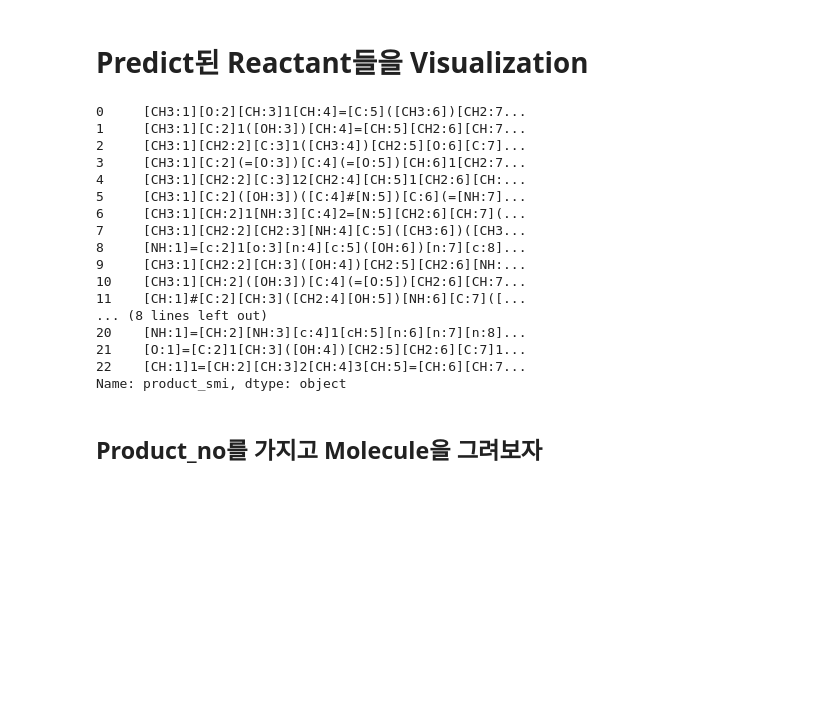
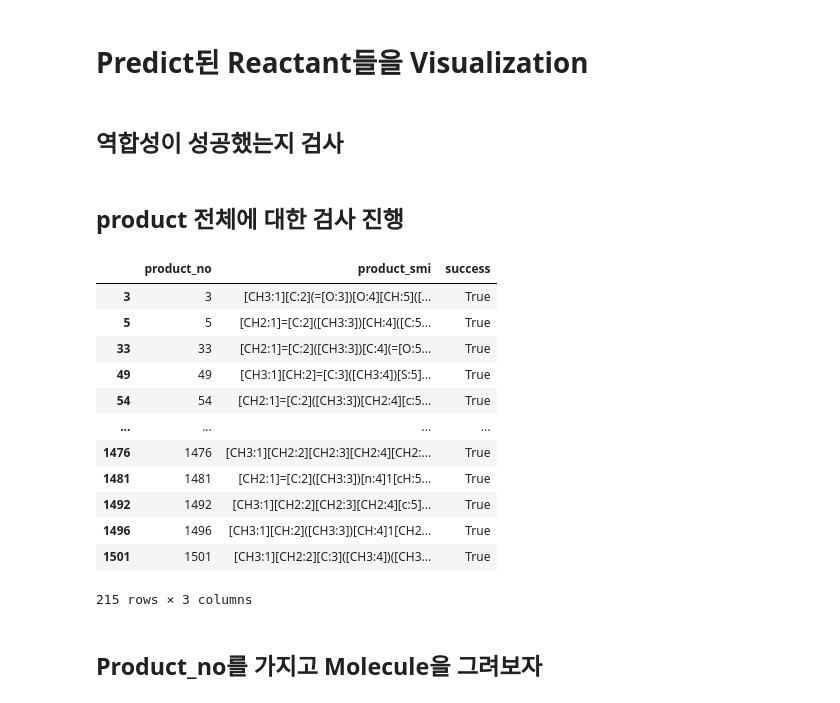
Before and after one commit to SeohyeonJang/MILESTONE, a Jupyter notebook: Baseline/3_RetroSynModel/Graph2Edits/predict_view.ipynb, the cells around one changed output. Drawn from its saved outputs; the diff is of its cells as text; code cells hidden in the pictures; blank space fills up the shorter version.

```diff
--- a/Baseline/3_RetroSynModel/Graph2Edits/predict_view.ipynb
+++ b/Baseline/3_RetroSynModel/Graph2Edits/predict_view.ipynb
@@ -84,20 +91,2 @@ df_reactant = pd.DataFrame(reactant_process, columns=['lr','product_no', 'layer_
-# %%
-df_product['product_smi']
-# %% [output]
-0     [CH3:1][O:2][CH:3]1[CH:4]=[C:5]([CH3:6])[CH2:7...
-1     [CH3:1][C:2]1([OH:3])[CH:4]=[CH:5][CH2:6][CH:7...
-2     [CH3:1][CH2:2][C:3]1([CH3:4])[CH2:5][O:6][C:7]...
-3     [CH3:1][C:2](=[O:3])[C:4](=[O:5])[CH:6]1[CH2:7...
-4     [CH3:1][CH2:2][C:3]12[CH2:4][CH:5]1[CH2:6][CH:...
-5     [CH3:1][C:2]([OH:3])([C:4]#[N:5])[C:6](=[NH:7]...
-6     [CH3:1][CH:2]1[NH:3][C:4]2=[N:5][CH2:6][CH:7](...
-7     [CH3:1][CH2:2][CH2:3][NH:4][C:5]([CH3:6])([CH3...
-8     [NH:1]=[c:2]1[o:3][n:4][c:5]([OH:6])[n:7][c:8]...
-9     [CH3:1][CH2:2][CH:3]([OH:4])[CH2:5][CH2:6][NH:...
-10    [CH3:1][CH:2]([OH:3])[C:4](=[O:5])[CH2:6][CH:7...
-11    [CH:1]#[C:2][CH:3]([CH2:4][OH:5])[NH:6][C:7]([...
-... (8 lines left out)
-20    [NH:1]=[CH:2][NH:3][c:4]1[cH:5][n:6][n:7][n:8]...
-21    [O:1]=[C:2]1[CH:3]([OH:4])[CH2:5][CH2:6][C:7]1...
-22    [CH:1]1=[CH:2][CH:3]2[CH:4]3[CH:5]=[CH:6][CH:7...
-Name: product_smi, dtype: object
+# %% [markdown]
+## 역합성이 성공했는지 검사
@@ -103,0 +122,2 @@ Name: product_smi, dtype: object
+# %% [markdown]
+## product 전체에 대한 검사 진행
@@ -104,3 +128,19 @@ Name: product_smi, dtype: object
+# %%
+df_product[df_product['success']==True]
+# %% [output]
+|  | product_no | product_smi | success |
+| 3 | 3 | [CH3:1][C:2](=[O:3])[O:4][CH:5]([... | True |
+| 5 | 5 | [CH2:1]=[C:2]([CH3:3])[CH:4]([C:5... | True |
+| 33 | 33 | [CH2:1]=[C:2]([CH3:3])[C:4](=[O:5... | True |
+| 49 | 49 | [CH3:1][CH:2]=[C:3]([CH3:4])[S:5]... | True |
+| 54 | 54 | [CH2:1]=[C:2]([CH3:3])[CH2:4][c:5... | True |
+| ... | ... | ... | ... |
+| 1476 | 1476 | [CH3:1][CH2:2][CH2:3][CH2:4][CH2:... | True |
+| 1481 | 1481 | [CH2:1]=[C:2]([CH3:3])[n:4]1[cH:5... | True |
+| 1492 | 1492 | [CH3:1][CH2:2][CH2:3][CH2:4][c:5]... | True |
+| 1496 | 1496 | [CH3:1][CH:2]([CH3:3])[CH:4]1[CH2... | True |
+| 1501 | 1501 | [CH3:1][CH2:2][C:3]([CH3:4])([CH3... | True |
+215 rows × 3 columns
 # %% [markdown]
 ## Product_no를 가지고 Molecule을 그려보자
 # %%
```
Also changed, not shown: parts of 8 cells of this notebook.
